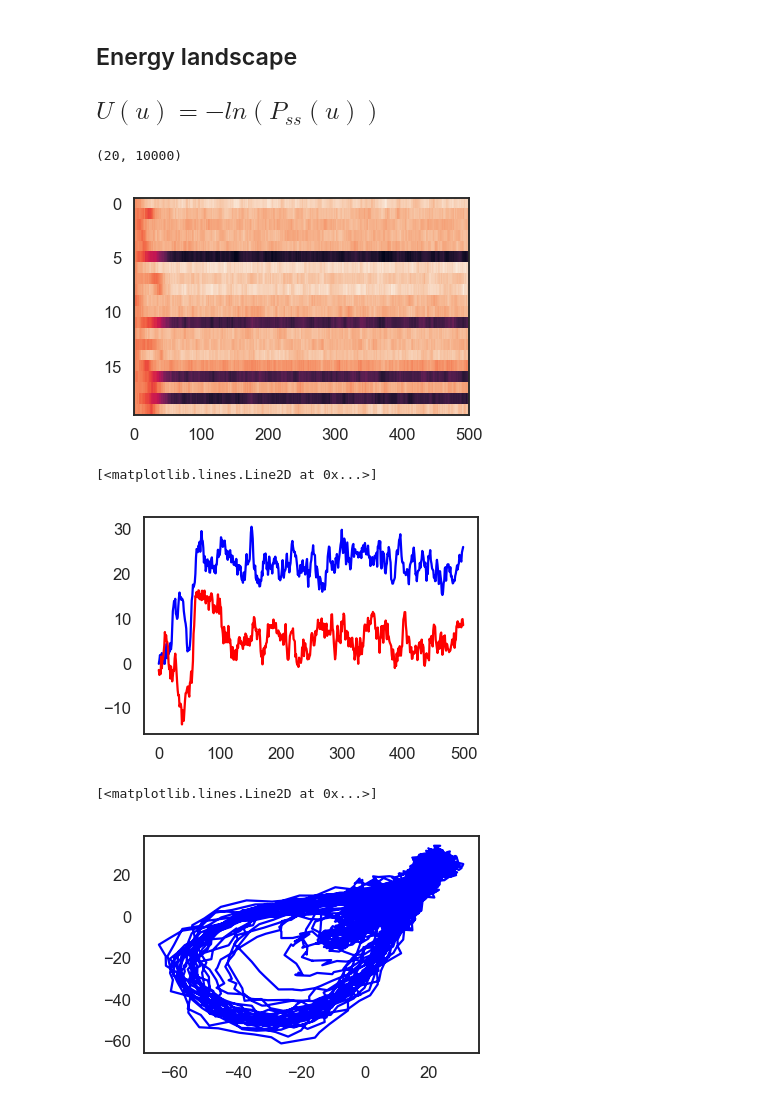
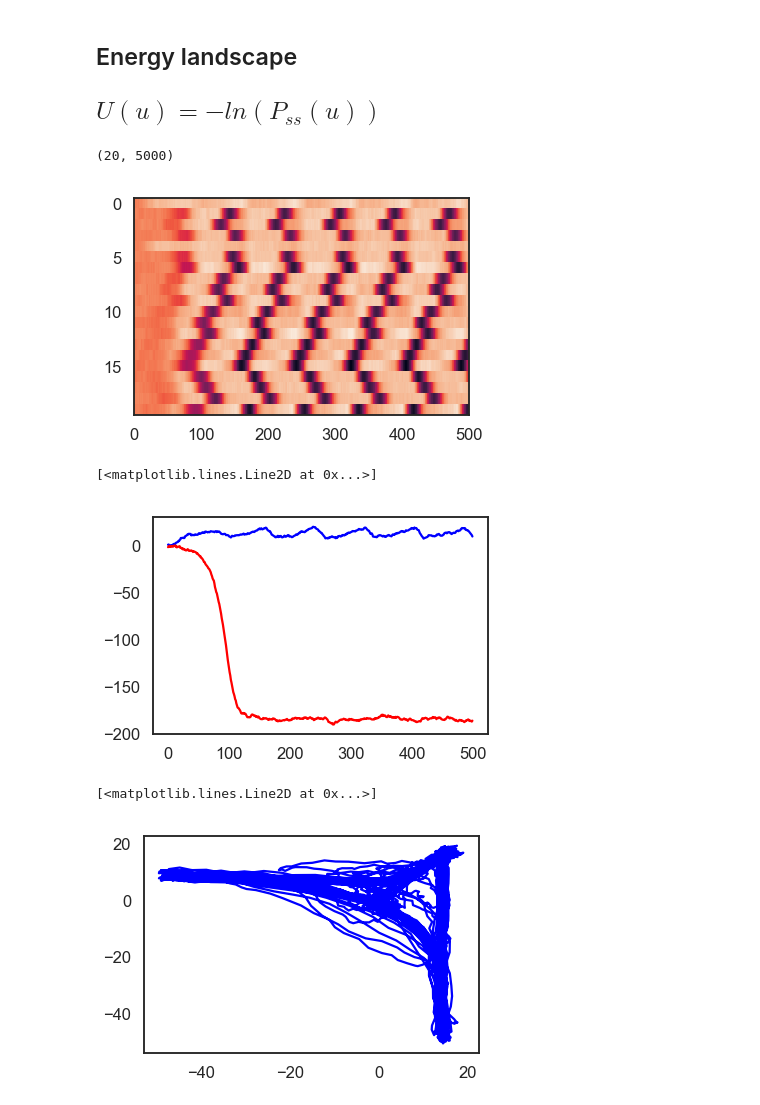
Before and after one commit to Kevin-Sean-Chen/Neural-Dynamics, a Jupyter notebook: Nonequilibrium_Hopfield.ipynb, the cells around one changed output. Drawn from its saved outputs; the diff is of its cells as text; code cells hidden in the pictures.

```diff
--- a/Nonequilibrium_Hopfield.ipynb
+++ b/Nonequilibrium_Hopfield.ipynb
@@ -77,14 +81,14 @@ tau = 0.05  #time scale
 the = 0  #threshold
 beta = .3  #global inhibition
 
-rep = 20  #instantiations
+rep = 10  #instantiations
 us = np.zeros((rep,N,len(time)))
 for rr in range(rep):
     u[:,:-1] = 0
-    u[:,0] = np.random.randn(N)#*np.std(u[:,-1])*1.5  #initial condition (scaled by a proper range!)
+    u[:,0] = np.random.randn(N)#*np.std(u[:,-1])*1.  #initial condition (scaled by a proper range!)
     u[:,-1] = 0
     for tt in range(0,len(time)-1):
-        u[:,tt+1] = u[:,tt] + dt*(-u[:,tt] + np.dot(T,NL(u[:,tt]-beta*np.sum(u[:,tt]),the)))/tau + np.random.randn(N)*1.5
+        u[:,tt+1] = u[:,tt] + dt*(-u[:,tt] + np.dot(T,NL(u[:,tt]-beta*np.sum(u[:,tt]),the)))/tau + np.random.randn(N)*.5
         #u[:,tt+1] = u[:,tt] + dt*(-u[:,tt] + NL(np.dot(T,u[:,tt])-beta*np.sum(u[:,tt]),the))/tau + np.random.randn(N)*1.
     us[rr,:,:] = u
     #us.append(u)  ##???
@@ -140,22 +144,22 @@ data = np.reshape(data,(rep*len(time),N));  #combine trials and time
 data = data.T  #move cell in front
 data.shape
 # %% [output]
-(20, 10000)
+(20, 5000)
-[figure, old version]
+[figure, new version]
 # %%
 #checking trials
 plt.plot(data[0,4500:5000],'b')
 plt.plot(data[0,3500:4000],'r')
 # %% [output]
 [<matplotlib.lines.Line2D at 0x...>]
-[figure, old version]
+[figure, new version]
 # %%
-xx = data[0,:]
-yy = data[6,:]
+xx = data[1,:]
+yy = data[10,:]
 
 plt.plot(xx,yy,'b')
 # %% [output]
 [<matplotlib.lines.Line2D at 0x...>]
-[figure, old version]
+[figure, new version]
 # %%
 ###landscape
```
Also changed, not shown: parts of 12 cells of this notebook.
